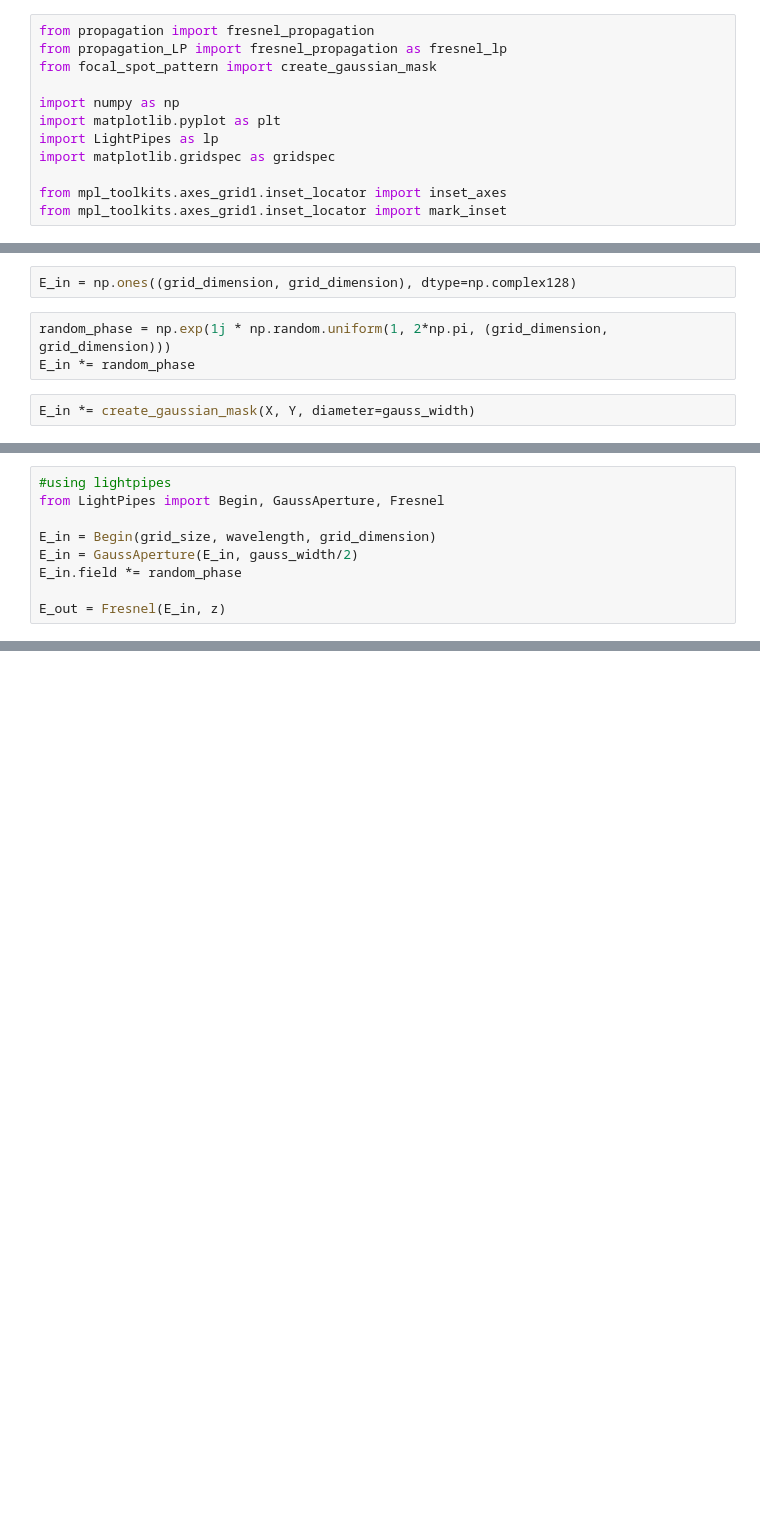
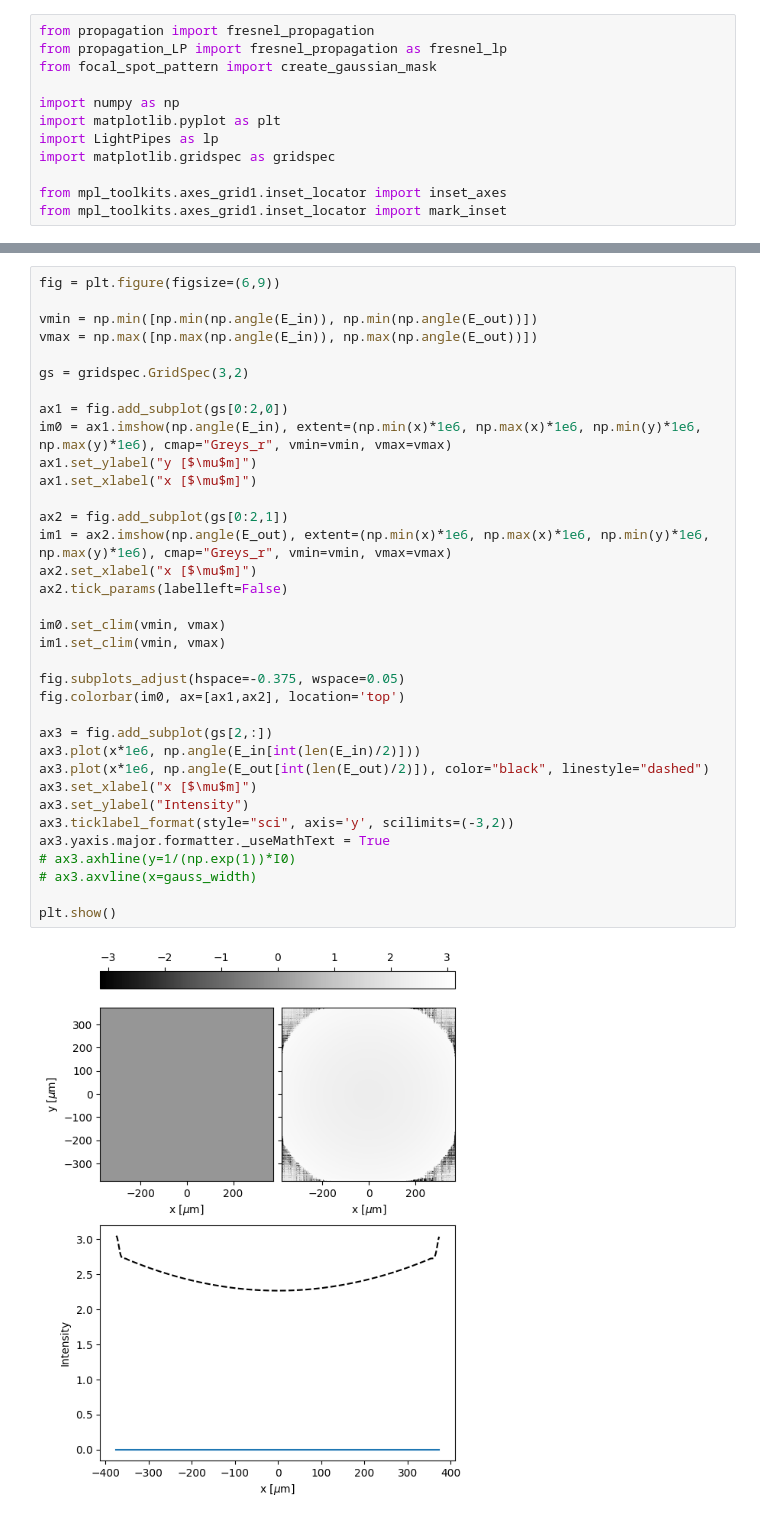
Before and after one commit to johnnymtex/photonMismatch, a Jupyter notebook: tests_randomized_phase.ipynb, the cells around one changed output, grey strips where cells are left out. Cells and saved outputs as stored; diff of their text form; blank space fills up the shorter version.

```diff
--- a/tests_randomized_phase.ipynb
+++ b/tests_randomized_phase.ipynb
@@ -355,7 +176,0 @@ plt.colorbar()
-# %%
-E_in = np.ones((grid_dimension, grid_dimension), dtype=np.complex128)
-# %%
-random_phase = np.exp(1j * np.random.uniform(1, 2*np.pi, (grid_dimension, grid_dimension)))
-E_in *= random_phase
-# %%
-E_in *= create_gaussian_mask(X, Y, diameter=gauss_width)
@@ -425,9 +176,0 @@ plt.show()
-# %%
-#using lightpipes
-from LightPipes import Begin, GaussAperture, Fresnel
-
-E_in = Begin(grid_size, wavelength, grid_dimension)
-E_in = GaussAperture(E_in, gauss_width/2)
-E_in.field *= random_phase
-
-E_out = Fresnel(E_in, z)
@@ -447,0 +301,37 @@ plt.show()
+# %%
+fig = plt.figure(figsize=(6,9))
+
+vmin = np.min([np.min(np.angle(E_in)), np.min(np.angle(E_out))])
+vmax = np.max([np.max(np.angle(E_in)), np.max(np.angle(E_out))])
+
+gs = gridspec.GridSpec(3,2)
+
+ax1 = fig.add_subplot(gs[0:2,0])
+im0 = ax1.imshow(np.angle(E_in), extent=(np.min(x)*1e6, np.max(x)*1e6, np.min(y)*1e6, np.max(y)*1e6), cmap="Greys_r", vmin=vmin, vmax=vmax)
+ax1.set_ylabel("y [$\mu$m]")
+ax1.set_xlabel("x [$\mu$m]")
+
+ax2 = fig.add_subplot(gs[0:2,1])
+im1 = ax2.imshow(np.angle(E_out), extent=(np.min(x)*1e6, np.max(x)*1e6, np.min(y)*1e6, np.max(y)*1e6), cmap="Greys_r", vmin=vmin, vmax=vmax)
+ax2.set_xlabel("x [$\mu$m]")
+ax2.tick_params(labelleft=False)
+
+im0.set_clim(vmin, vmax)
+im1.set_clim(vmin, vmax)
+
+fig.subplots_adjust(hspace=-0.375, wspace=0.05)
+fig.colorbar(im0, ax=[ax1,ax2], location='top')
+
+ax3 = fig.add_subplot(gs[2,:])
+ax3.plot(x*1e6, np.angle(E_in[int(len(E_in)/2)]))
+ax3.plot(x*1e6, np.angle(E_out[int(len(E_out)/2)]), color="black", linestyle="dashed")
+ax3.set_xlabel("x [$\mu$m]")
+ax3.set_ylabel("Intensity")
+ax3.ticklabel_format(style="sci", axis='y', scilimits=(-3,2))
+ax3.yaxis.major.formatter._useMathText = True
+# ax3.axhline(y=1/(np.exp(1))*I0)
+# ax3.axvline(x=gauss_width)
+
+plt.show()
+# %% [output]
+[figure, added]
```
Also changed, not shown: parts of 46 cells of this notebook, 1 other file.
